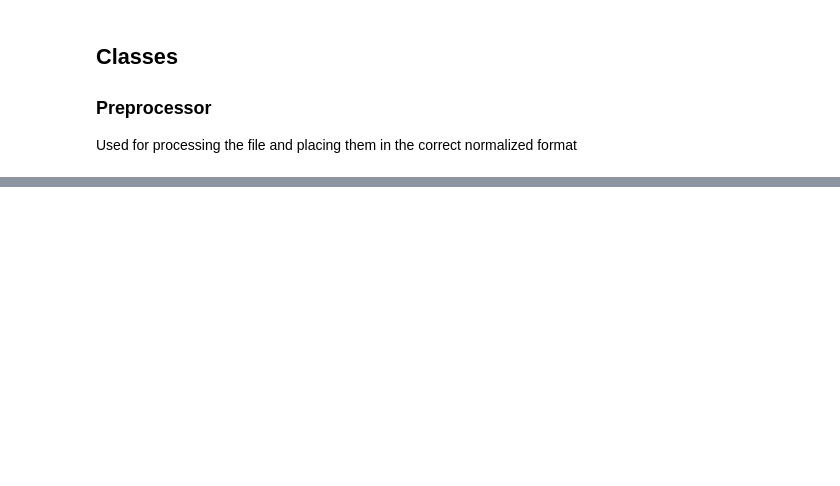
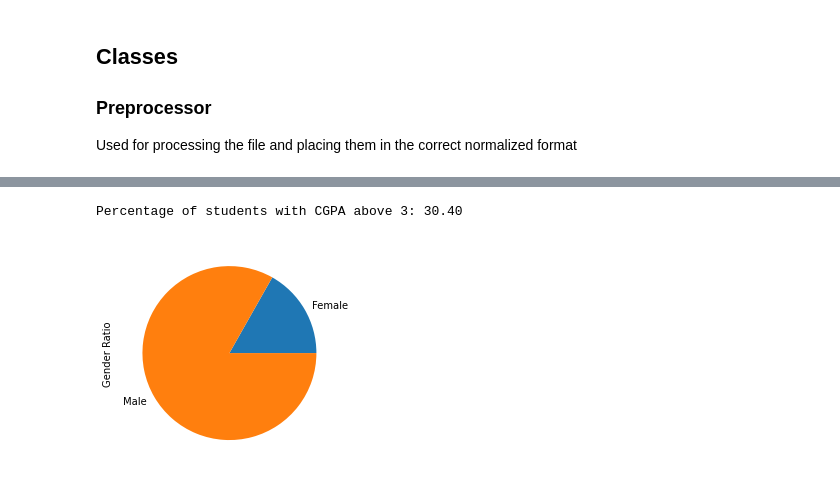
Before and after one commit to feysalaf/DataScienceRep, a Jupyter notebook: Assignment_1.ipynb, the cells around one changed output, grey strips where cells are left out. Saved outputs shown, nothing was run; the diff lists cells and outputs as text; code cells hidden in the pictures; blank space fills up the shorter version.

```diff
--- a/Assignment_1.ipynb
+++ b/Assignment_1.ipynb
@@ -108,10 +112,12 @@ class preprocessor:
         print(self.dataset_raw.head())
 
     def name_starting_with_letter(self,letter='H'):
+        print("Name starting with H")
         exp = '^H'
         self._match_exp(exp,'Name')
 
     def num_of_words_in_names(self,num = 3):
+        print("Names with three words")
         exp = '^[\w]+\s[\w]+\s[\w]+'
         self._match_exp(exp,'Name')
 
@@ -133,7 +139,7 @@ class preprocessor:
         col.hist(column='CGPA', by='Gender', bins=[2.0, 2.6, 3.1, 4.0], grid=False)
 
     def plot_hssc_marks(self):
-        self.dataset_raw_ = self.dataset_raw.drop(self.dataset_raw.index[1:120])
+        self.dataset_raw_ = self.dataset_raw.drop(self.dataset_raw.index[1:110])
         self.dataset_raw_.plot(x='HSSC-1', y='Gender',kind='scatter',c='cornflowerblue',)
 
     def fav_color_bar(self):
@@ -146,3 +152,9 @@ class preprocessor:
         a.plot(kind='line',title="Birthday distribution")
 
     def corr_matrix(self):
+
+        a= self.dataset_raw['HSSC-1'].astype(int).corr(self.dataset_raw['HSSC-2'].astype(int))
+        data = self.dataset_raw[['HSSC-1','HSSC-2']]
+        corr_matrix = data.corr()
+        print(corr_matrix)
+        sns.heatmap(corr_matrix,annot=True)
@@ -174,0 +199,10 @@ Normalizing data...
+# %%
+
+prep.percentage_match_on_cgpa()
+# %% [output]
+Percentage of students with CGPA above 3: 30.40
+# %%
+
+prep.gender_ratio_pie_chart()
+# %% [output]
+[figure, added]
```
Also changed, not shown: parts of 11 cells of this notebook.
